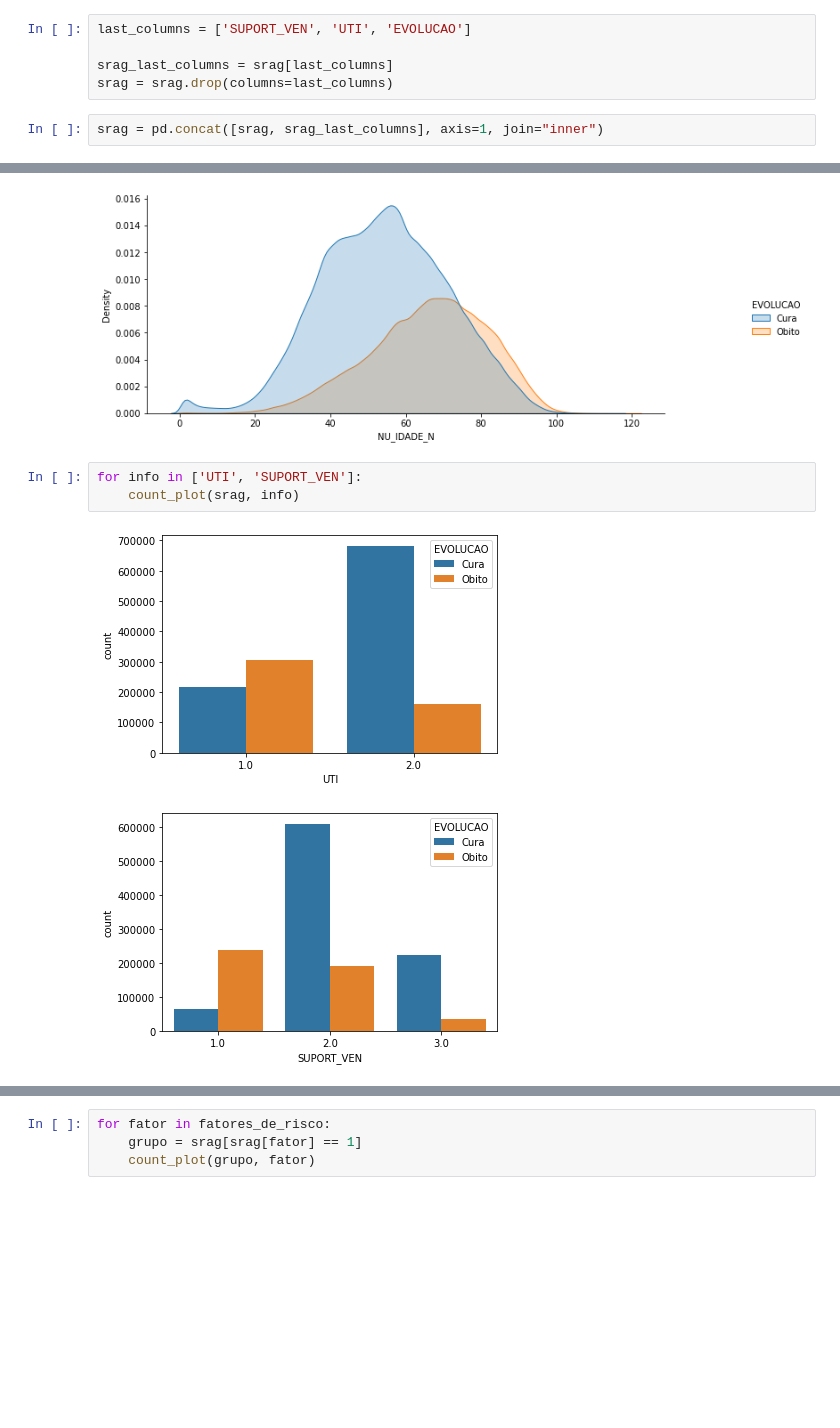
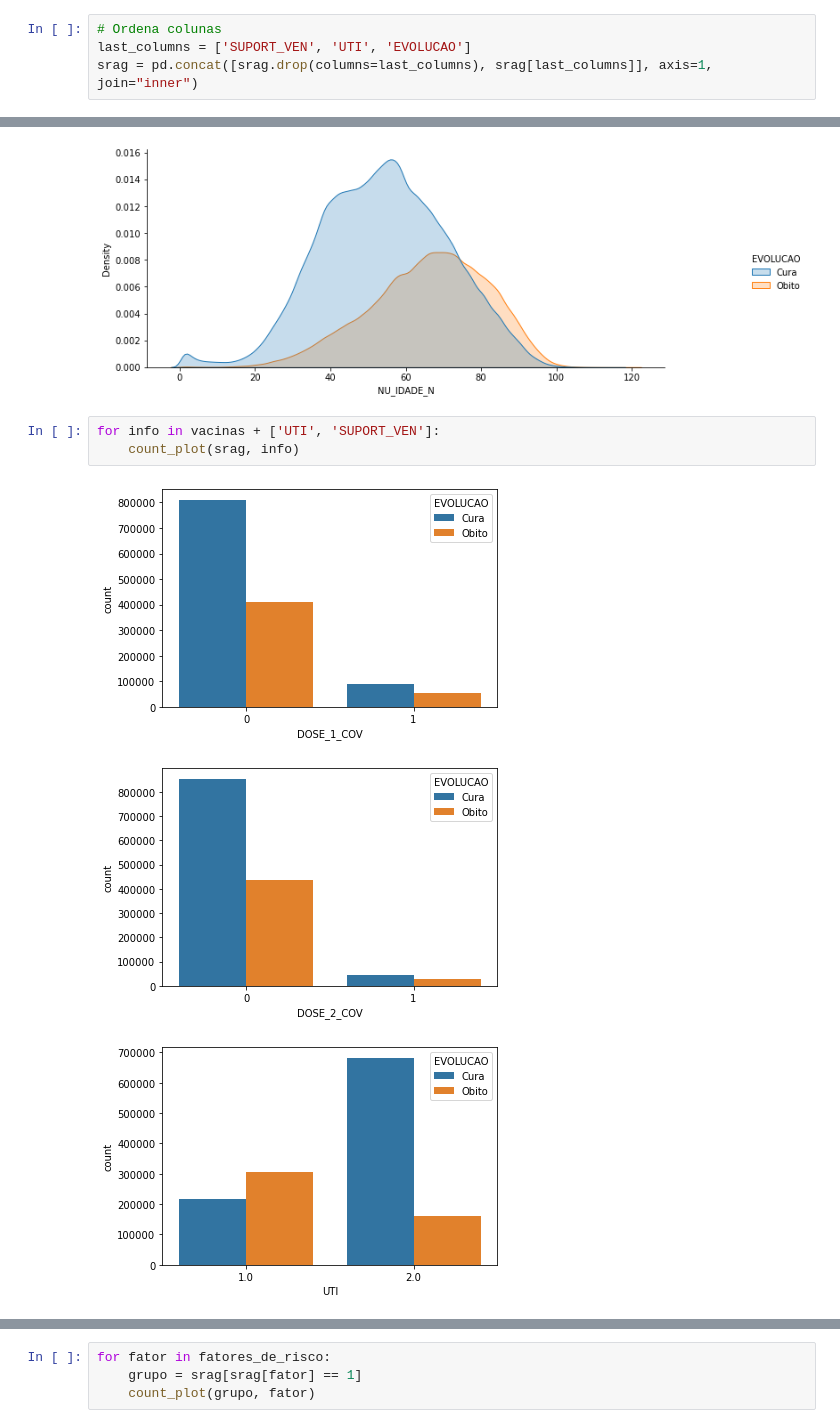
Before and after one commit to joaovictor42/inteligencia-artificial, a Jupyter notebook: Avaliacao-03-IA.ipynb, the cells around one changed output, grey strips where cells are left out. Saved outputs shown, nothing was run; the diff lists cells and outputs as text; blank space fills up the shorter version.

```diff
--- a/Avaliacao-03-IA.ipynb
+++ b/Avaliacao-03-IA.ipynb
@@ -132,10 +162,7 @@ srag['EVOLUCAO'] = srag['EVOLUCAO'].replace({1: 'Cura', 2: 'Obito'})
 # %%
+# Ordena colunas
 last_columns = ['SUPORT_VEN', 'UTI', 'EVOLUCAO']
-
-srag_last_columns = srag[last_columns]
-srag = srag.drop(columns=last_columns)
+srag = pd.concat([srag.drop(columns=last_columns), srag[last_columns]], axis=1, join="inner")
-# %%
-srag = pd.concat([srag, srag_last_columns], axis=1, join="inner")
 # %%
 srag.head()
 # %% [output]
@@ -167,8 +196,9 @@ plt.show()
 # %% [output]
 [figure]
 # %%
-for info in ['UTI', 'SUPORT_VEN']:
+for info in vacinas + ['UTI', 'SUPORT_VEN']:
     count_plot(srag, info)
 # %% [output]
-[figure, old version]
+[figure, new version]
-[figure, old version]
+[figure, new version]
+[figure, added]
```
Also changed, not shown: parts of 26 cells of this notebook.
